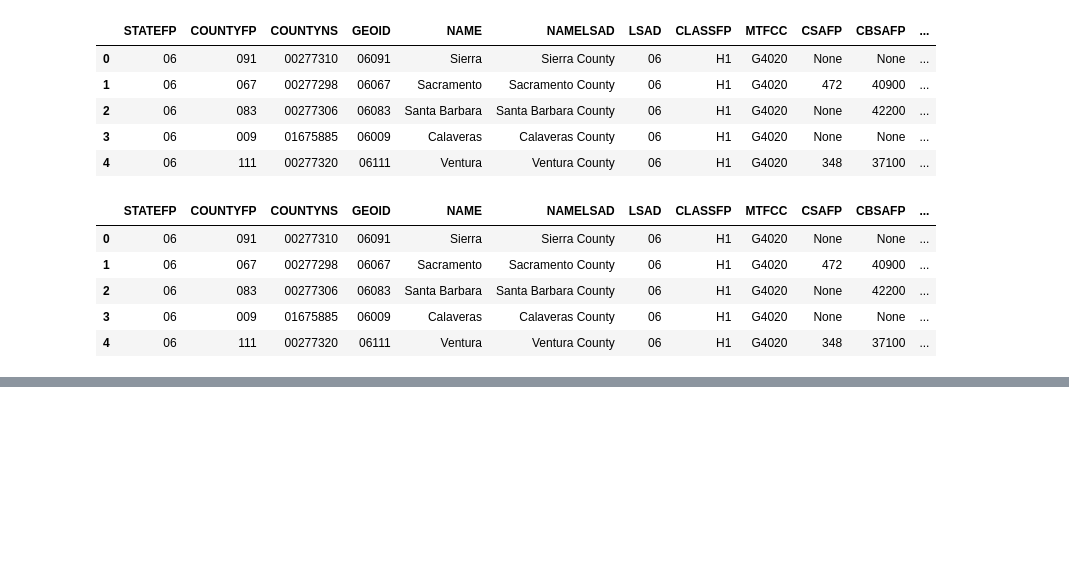
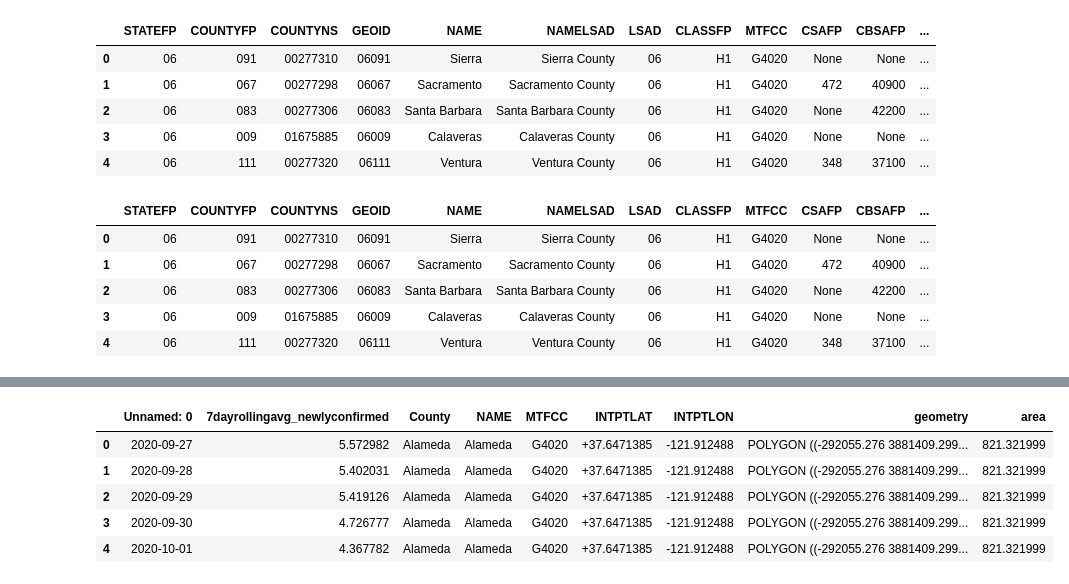
Before and after one commit to lettywu/COVID-19-vaccinations, a Jupyter notebook: jesse/GeoPandas.ipynb, the cells around one changed output, grey strips where cells are left out. Drawn from its saved outputs; the diff is of its cells as text; code cells hidden in the pictures; blank space fills up the shorter version.

```diff
--- a/jesse/GeoPandas.ipynb
+++ b/jesse/GeoPandas.ipynb
@@ -38,0 +58,3 @@ counties.plot(figsize = (20,10));
+# %%
+predictions_df['Unnamed: 0'] = pd.to_datetime(predictions_df['Unnamed: 0'])
+predictions_df.set_index('Unnamed: 0')
@@ -38,0 +76,10 @@ counties.plot(figsize = (20,10));
+# %%
+pred_map_df = predictions_df.merge(counties_df, how = 'inner', left_on = 'County', right_on = 'NAME')
+pred_map_df.head()
+# %% [output]
+|  | Unnamed: 0 | 7dayrollingavg_newlyconfirmed | County | NAME | MTFCC | INTPTLAT | INTPTLON | geometry | area |
+| 0 | 2020-09-27 | 5.572982 | Alameda | Alameda | G4020 | +37.6471385 | -121.912488 | POLYGON ((-292055.276 3881409.299... | 821.321999 |
+| 1 | 2020-09-28 | 5.402031 | Alameda | Alameda | G4020 | +37.6471385 | -121.912488 | POLYGON ((-292055.276 3881409.299... | 821.321999 |
+| 2 | 2020-09-29 | 5.419126 | Alameda | Alameda | G4020 | +37.6471385 | -121.912488 | POLYGON ((-292055.276 3881409.299... | 821.321999 |
+| 3 | 2020-09-30 | 4.726777 | Alameda | Alameda | G4020 | +37.6471385 | -121.912488 | POLYGON ((-292055.276 3881409.299... | 821.321999 |
+| 4 | 2020-10-01 | 4.367782 | Alameda | Alameda | G4020 | +37.6471385 | -121.912488 | POLYGON ((-292055.276 3881409.299... | 821.321999 |
```
Also changed, not shown: parts of 13 cells of this notebook, 5 other files.
